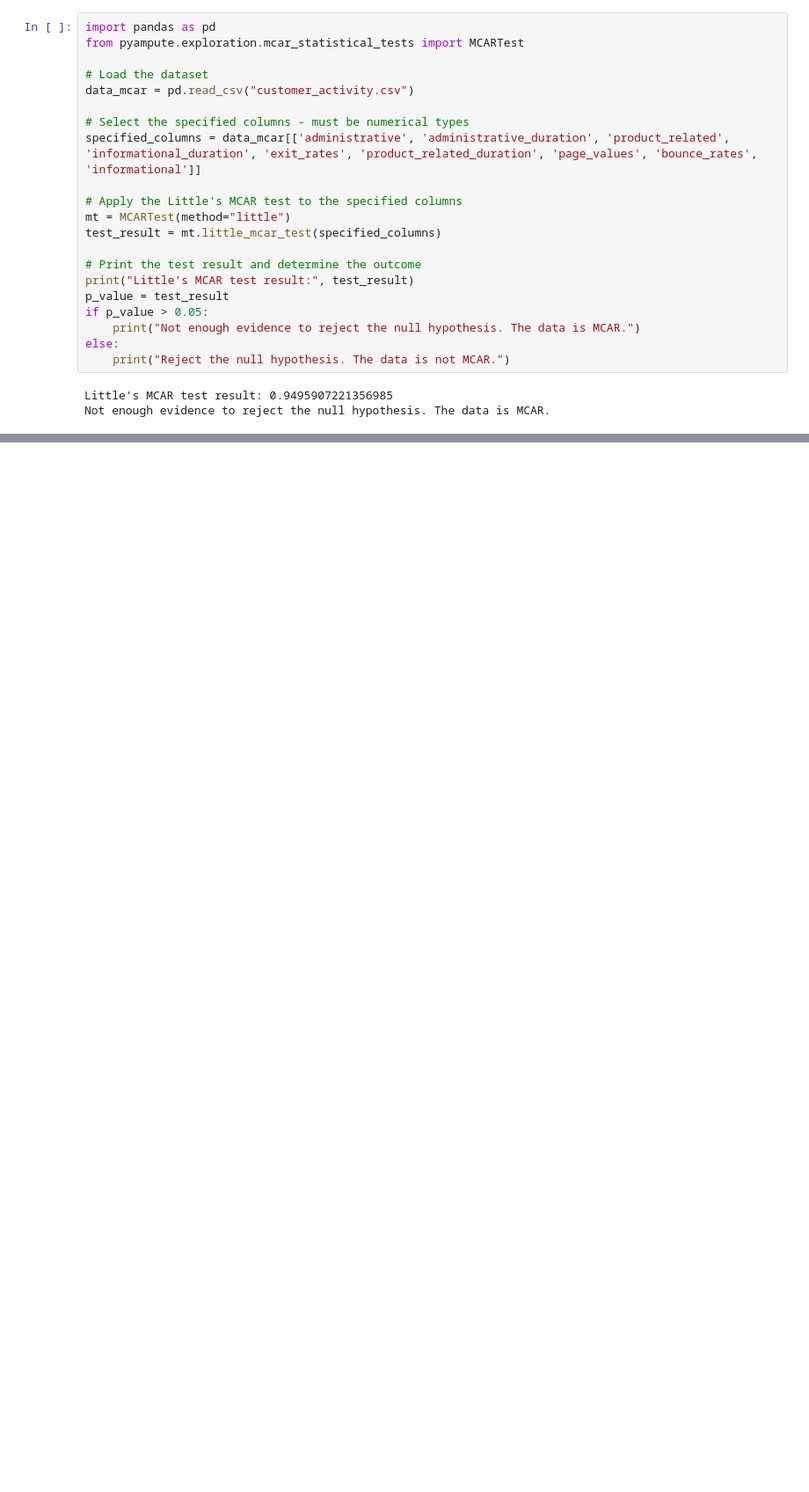
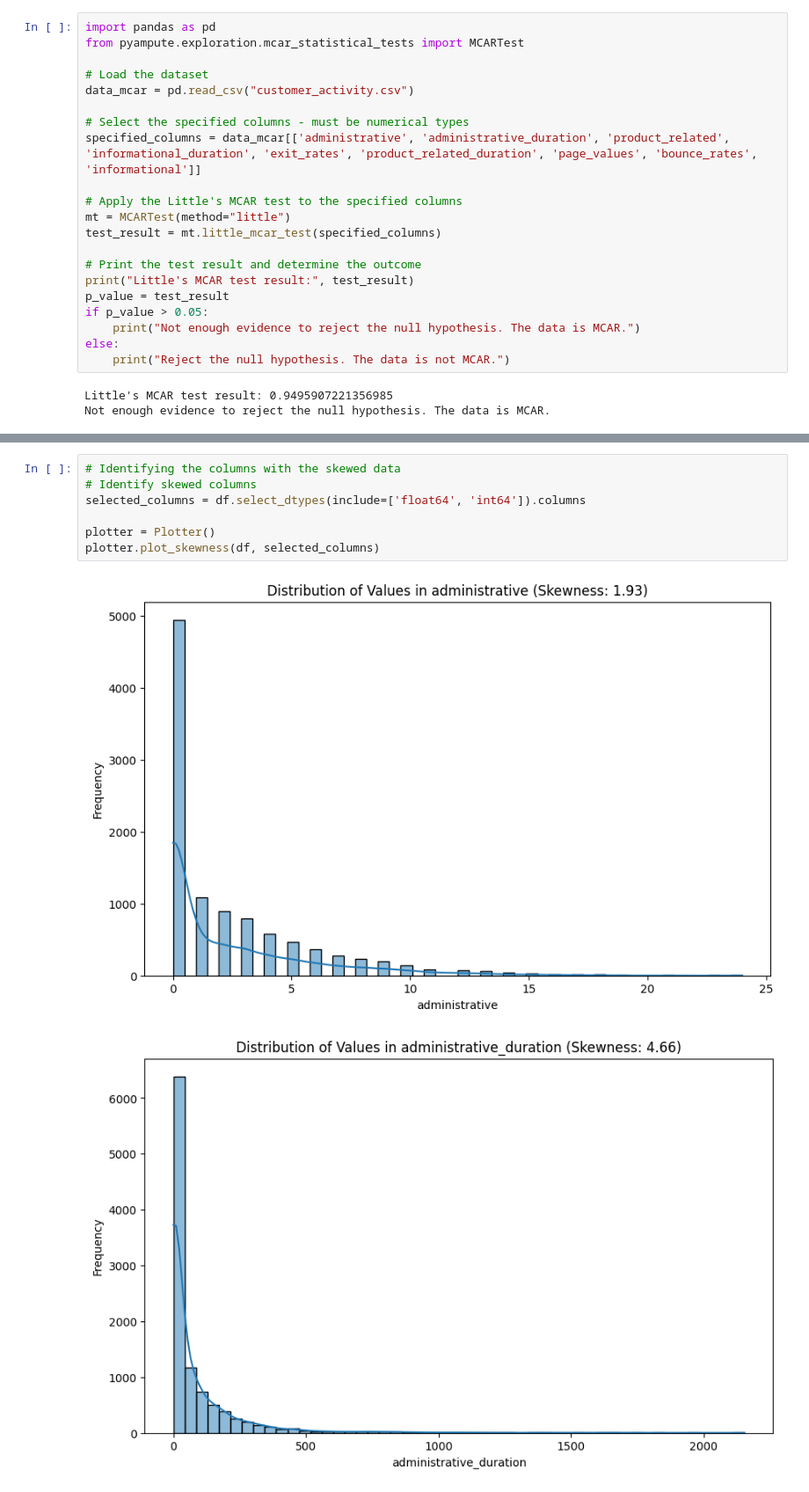
Before and after one commit to MohamedYislam/Exploratory-Data-Analysis---Online-Shopping-In-Retail, a Jupyter notebook: EDA.ipynb, the cells around one changed output, grey strips where cells are left out. Shown at 88% size. Saved outputs shown, nothing was run; the diff lists cells and outputs as text; blank space fills up the shorter version.

```diff
--- a/EDA.ipynb
+++ b/EDA.ipynb
@@ -257,0 +339,10 @@ columns_remove_null = []
+# %%
+# Identifying the columns with the skewed data
+# Identify skewed columns
+selected_columns = df.select_dtypes(include=['float64', 'int64']).columns
+
+plotter = Plotter()
+plotter.plot_skewness(df, selected_columns)
+# %% [output]
+[figure, added]
+[figure, added]
```
Also changed, not shown: parts of 12 cells of this notebook, 1 other file.
